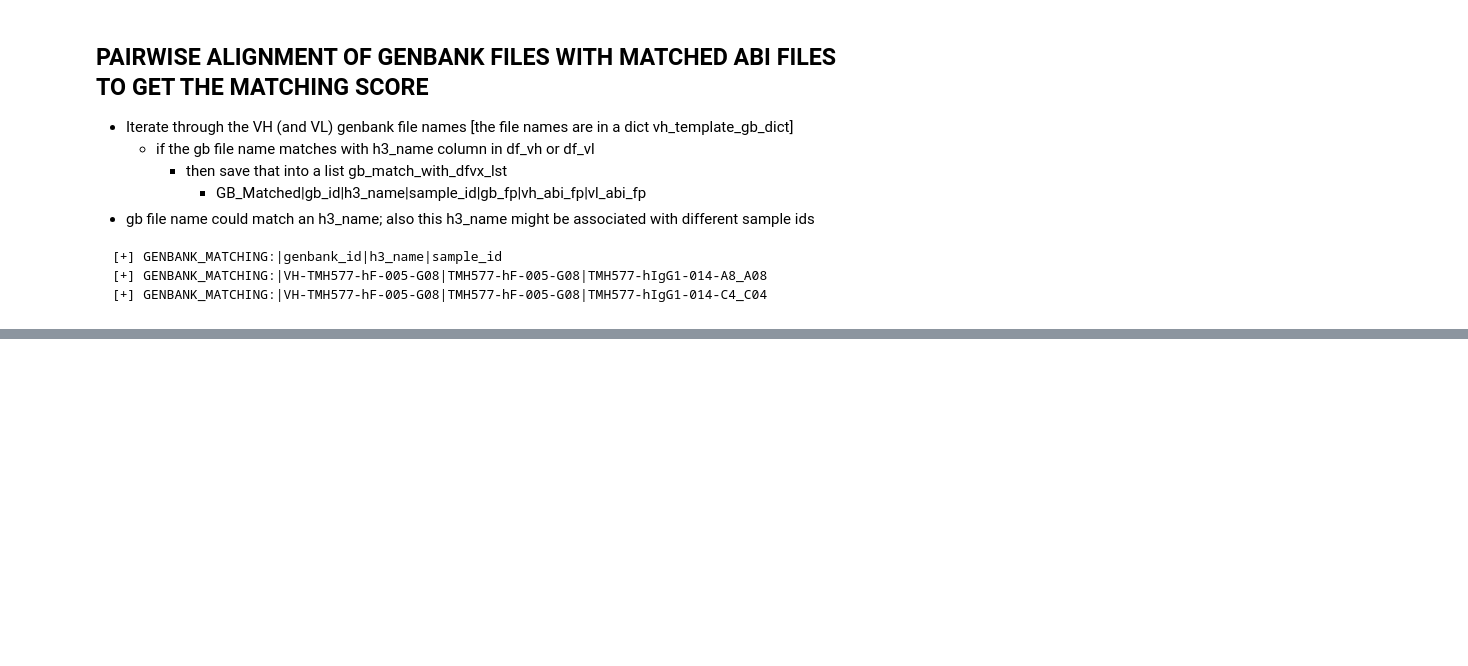
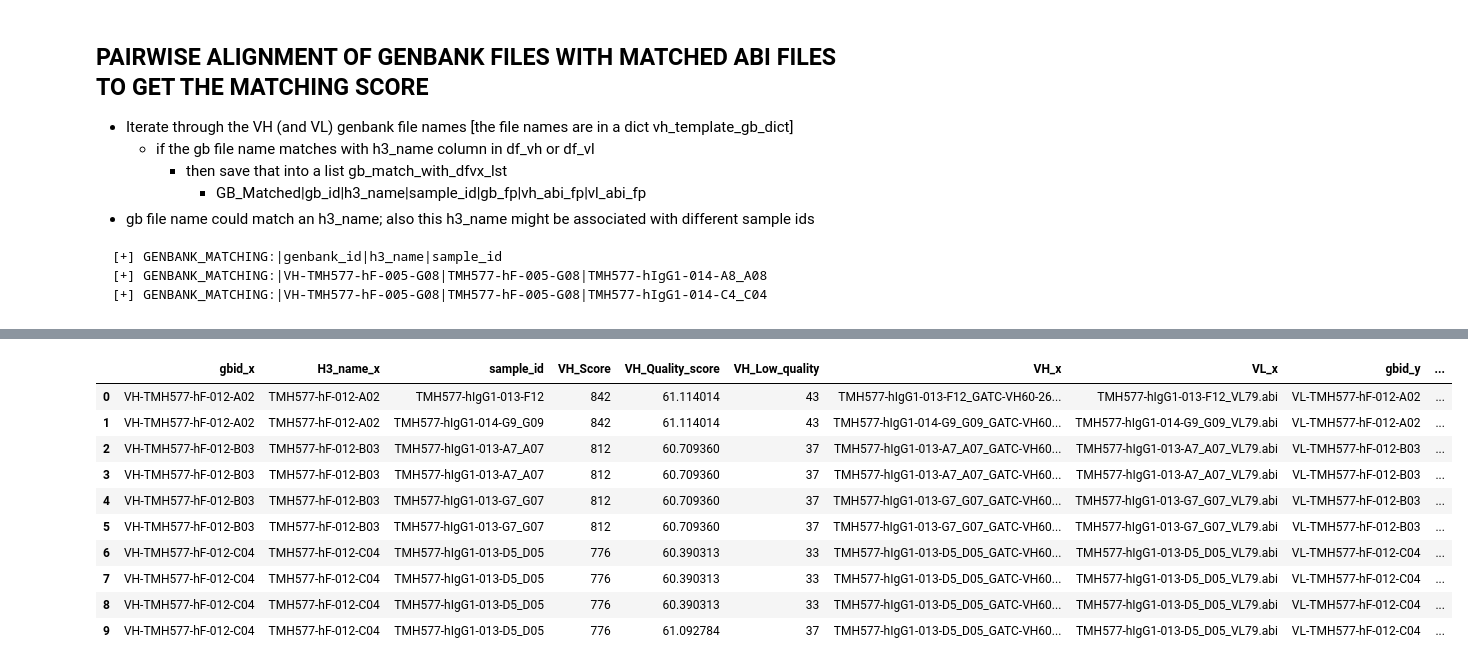
Before and after one commit to rosaak/ny-immuno-sanger, a Jupyter notebook: nbs2/vh_vl_splitter.ipynb, the cells around one changed output, grey strips where cells are left out. Drawn from its saved outputs; the diff is of its cells as text; code cells hidden in the pictures; blank space fills up the shorter version.

```diff
--- a/nbs2/vh_vl_splitter.ipynb
+++ b/nbs2/vh_vl_splitter.ipynb
@@ -176,3 +221,17 @@ with pd.ExcelWriter('final_results.xlsx', engine='xlsxwriter') as writer:
     vl_nts.to_excel(writer, sheet_name='vl_gb_start_end_nts', index=False)
     vh_gb_abi_match_filtered.to_excel(writer, sheet_name='VH results', index=False)
     vl_gb_abi_match_filtered.to_excel(writer, sheet_name='VL results', index=False)
+# %%
+dfz.head(10)
+# %% [output]
+|  | gbid_x | H3_name_x | sample_id | VH_Score | VH_Quality_score | VH_Low_quality | VH_x | VL_x | gbid_y | ... |
+| 0 | VH-TMH577-hF-012-A02 | TMH577-hF-012-A02 | TMH577-hIgG1-013-F12 | 842 | 61.114014 | 43 | TMH577-hIgG1-013-F12_GATC-VH60-26... | TMH577-hIgG1-013-F12_VL79.abi | VL-TMH577-hF-012-A02 | ... |
+| 1 | VH-TMH577-hF-012-A02 | TMH577-hF-012-A02 | TMH577-hIgG1-014-G9_G09 | 842 | 61.114014 | 43 | TMH577-hIgG1-014-G9_G09_GATC-VH60... | TMH577-hIgG1-014-G9_G09_VL79.abi | VL-TMH577-hF-012-A02 | ... |
+| 2 | VH-TMH577-hF-012-B03 | TMH577-hF-012-B03 | TMH577-hIgG1-013-A7_A07 | 812 | 60.709360 | 37 | TMH577-hIgG1-013-A7_A07_GATC-VH60... | TMH577-hIgG1-013-A7_A07_VL79.abi | VL-TMH577-hF-012-B03 | ... |
+| 3 | VH-TMH577-hF-012-B03 | TMH577-hF-012-B03 | TMH577-hIgG1-013-A7_A07 | 812 | 60.709360 | 37 | TMH577-hIgG1-013-A7_A07_GATC-VH60... | TMH577-hIgG1-013-A7_A07_VL79.abi | VL-TMH577-hF-012-B03 | ... |
+| 4 | VH-TMH577-hF-012-B03 | TMH577-hF-012-B03 | TMH577-hIgG1-013-G7_G07 | 812 | 60.709360 | 37 | TMH577-hIgG1-013-G7_G07_GATC-VH60... | TMH577-hIgG1-013-G7_G07_VL79.abi | VL-TMH577-hF-012-B03 | ... |
+| 5 | VH-TMH577-hF-012-B03 | TMH577-hF-012-B03 | TMH577-hIgG1-013-G7_G07 | 812 | 60.709360 | 37 | TMH577-hIgG1-013-G7_G07_GATC-VH60... | TMH577-hIgG1-013-G7_G07_VL79.abi | VL-TMH577-hF-012-B03 | ... |
+| 6 | VH-TMH577-hF-012-C04 | TMH577-hF-012-C04 | TMH577-hIgG1-013-D5_D05 | 776 | 60.390313 | 33 | TMH577-hIgG1-013-D5_D05_GATC-VH60... | TMH577-hIgG1-013-D5_D05_VL79.abi | VL-TMH577-hF-012-C04 | ... |
+| 7 | VH-TMH577-hF-012-C04 | TMH577-hF-012-C04 | TMH577-hIgG1-013-D5_D05 | 776 | 60.390313 | 33 | TMH577-hIgG1-013-D5_D05_GATC-VH60... | TMH577-hIgG1-013-D5_D05_VL79.abi | VL-TMH577-hF-012-C04 | ... |
+| 8 | VH-TMH577-hF-012-C04 | TMH577-hF-012-C04 | TMH577-hIgG1-013-D5_D05 | 776 | 60.390313 | 33 | TMH577-hIgG1-013-D5_D05_GATC-VH60... | TMH577-hIgG1-013-D5_D05_VL79.abi | VL-TMH577-hF-012-C04 | ... |
+| 9 | VH-TMH577-hF-012-C04 | TMH577-hF-012-C04 | TMH577-hIgG1-013-D5_D05 | 776 | 61.092784 | 37 | TMH577-hIgG1-013-D5_D05_GATC-VH60... | TMH577-hIgG1-013-D5_D05_VL79.abi | VL-TMH577-hF-012-C04 | ... |
```
Also changed, not shown: parts of 5 cells of this notebook, 1 other file.
